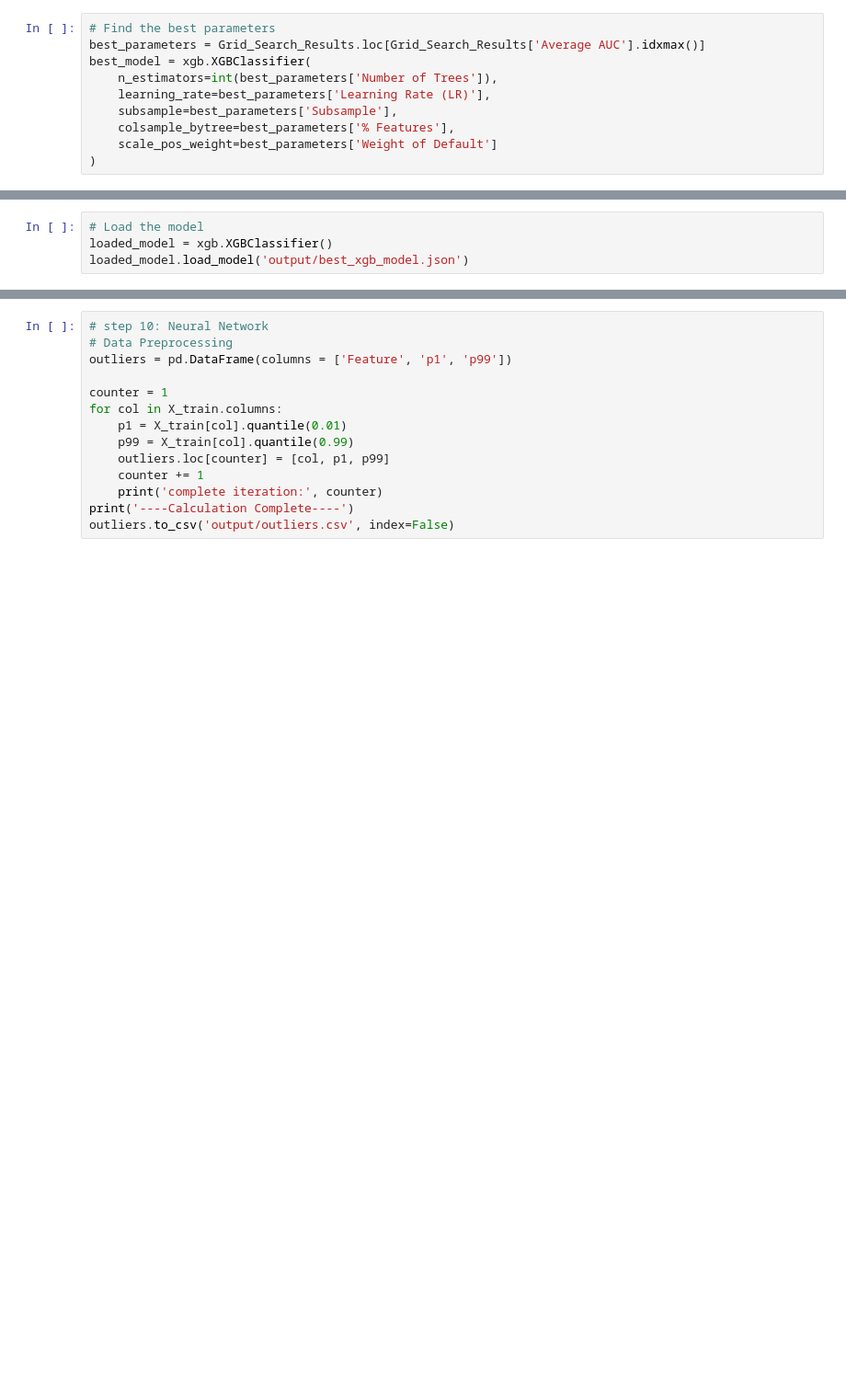
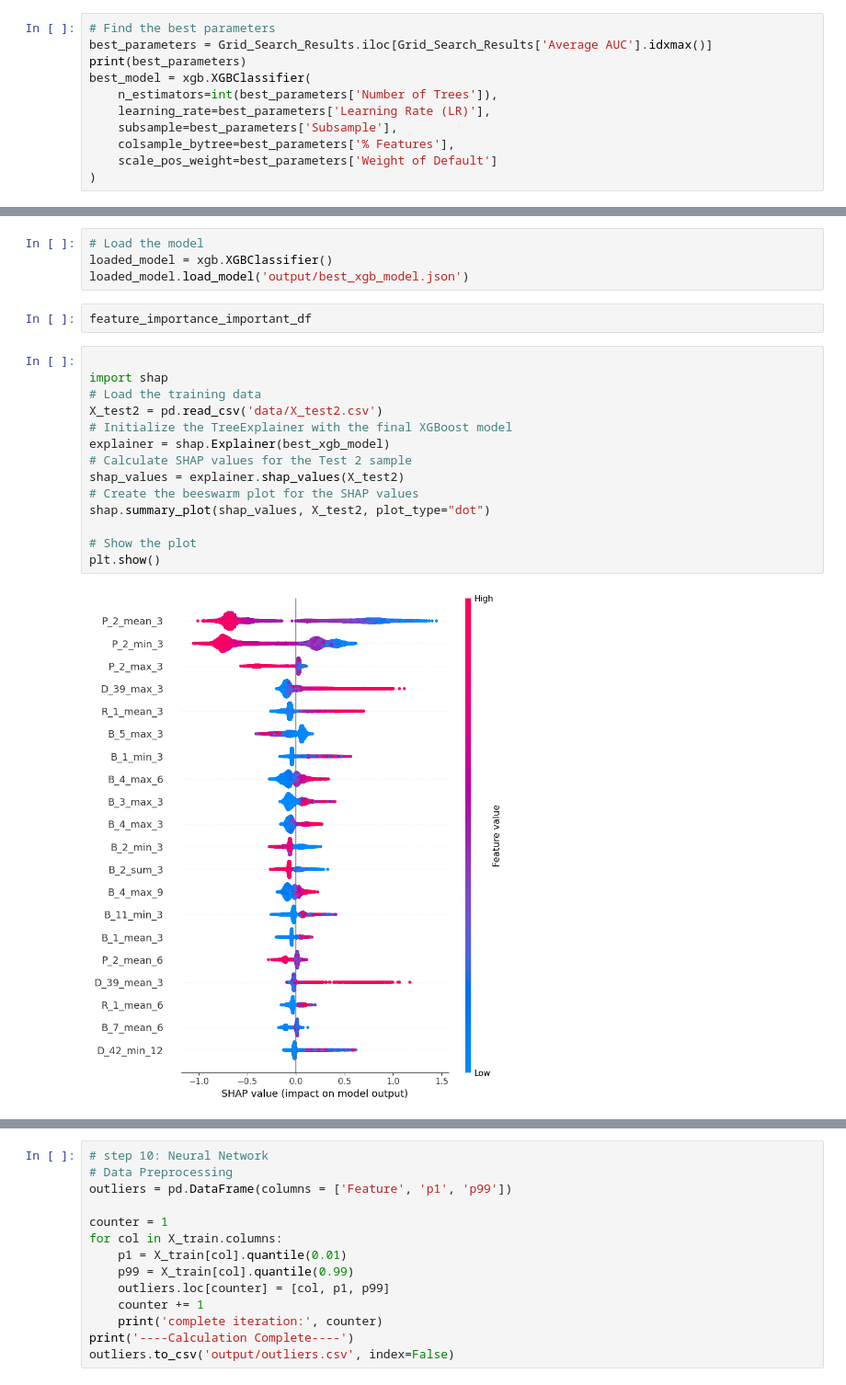
Before and after one commit to itoshiyanazawa/fall2024_ml_credit_risk, a Jupyter notebook: analysis_itoshi.ipynb, the cells around one changed output, grey strips where cells are left out. Shown at 92% size. Saved outputs shown, nothing was run; the diff lists cells and outputs as text; blank space fills up the shorter version.

Commit message:
shap analysis

```diff
--- a/analysis_itoshi.ipynb
+++ b/analysis_itoshi.ipynb
@@ -703,7 +685,8 @@ Grid_Search_Results
 72 rows × 11 columns
 # %%
 # Find the best parameters
-best_parameters = Grid_Search_Results.loc[Grid_Search_Results['Average AUC'].idxmax()]
+best_parameters = Grid_Search_Results.iloc[Grid_Search_Results['Average AUC'].idxmax()]
+print(best_parameters)
 best_model = xgb.XGBClassifier(
     n_estimators=int(best_parameters['Number of Trees']),
     learning_rate=best_parameters['Learning Rate (LR)'],
@@ -750,3 +762,21 @@ best_xgb_model.save_model('best_xgb_model.json')
 # Load the model
 loaded_model = xgb.XGBClassifier()
 loaded_model.load_model('output/best_xgb_model.json')
+# %%
+feature_importance_important_df
+# %%
+
+import shap
+# Load the training data
+X_test2 = pd.read_csv('data/X_test2.csv')
+# Initialize the TreeExplainer with the final XGBoost model
+explainer = shap.Explainer(best_xgb_model)
+# Calculate SHAP values for the Test 2 sample
+shap_values = explainer.shap_values(X_test2)
+# Create the beeswarm plot for the SHAP values
+shap.summary_plot(shap_values, X_test2, plot_type="dot")
+
+# Show the plot
+plt.show()
+# %% [output]
+[figure, added]
```
Also changed, not shown: parts of 13 cells of this notebook.
